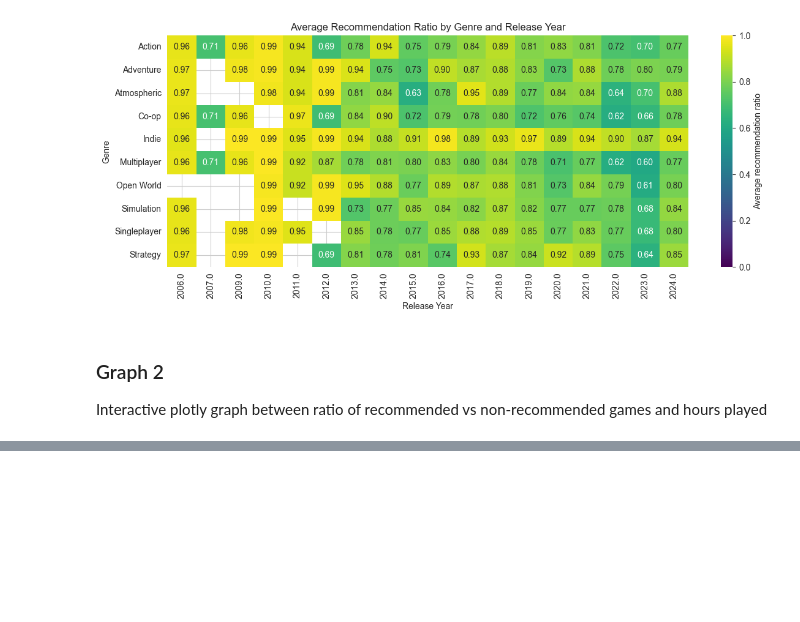
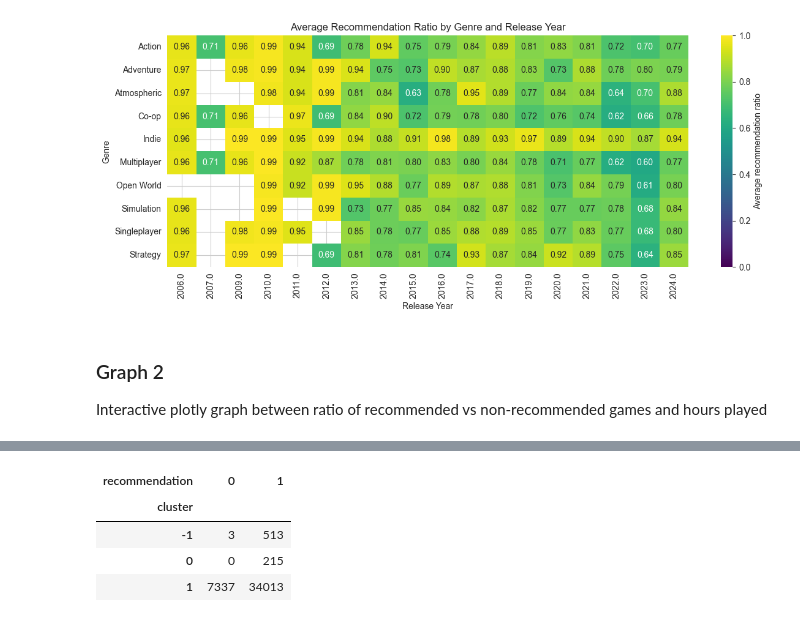
Before and after one commit to sjsu-cs133-f25/gamers-steamreviews-games, a Jupyter notebook: notebooks/05_extra.ipynb, the cells around one changed output, grey strips where cells are left out. Saved outputs shown, nothing was run; the diff lists cells and outputs as text; code cells hidden in the pictures; blank space fills up the shorter version.

```diff
--- a/notebooks/05_extra.ipynb
+++ b/notebooks/05_extra.ipynb
@@ -169,0 +255,14 @@ TBD
+# %%
+import hdbscan
+
+clusterer = hdbscan.HDBSCAN(min_cluster_size=200, metric='euclidean')
+clusters = clusterer.fit_predict(X_reduced)
+df_sample['cluster'] = clusters
+
+pd.crosstab(df_sample['cluster'], df_sample['recommendation'])
+# %% [output]
+| recommendation | 0 | 1 |
+| cluster |  |  |
+| -1 | 3 | 513 |
+| 0 | 0 | 215 |
+| 1 | 7337 | 34013 |
```
Also changed, not shown: parts of 18 cells of this notebook, 2 other files.
